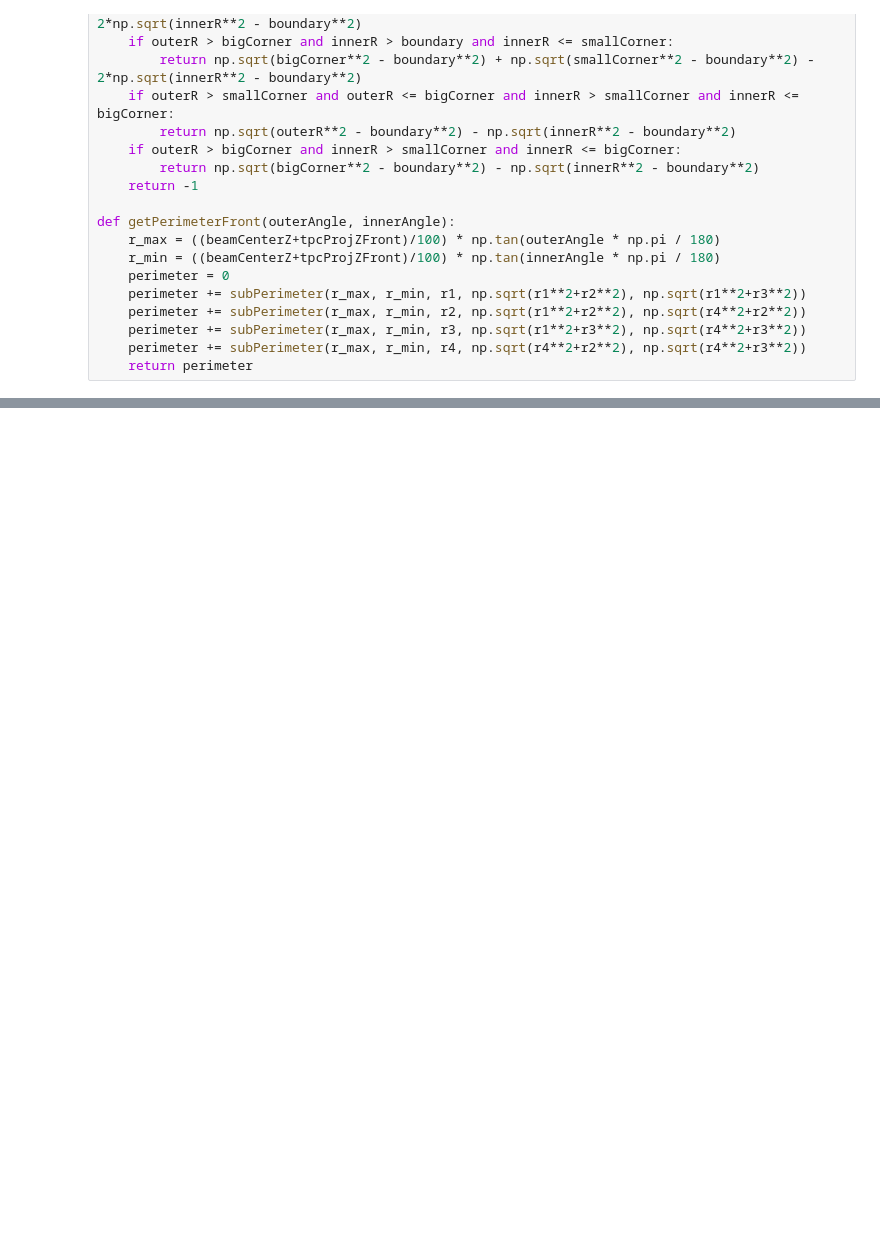
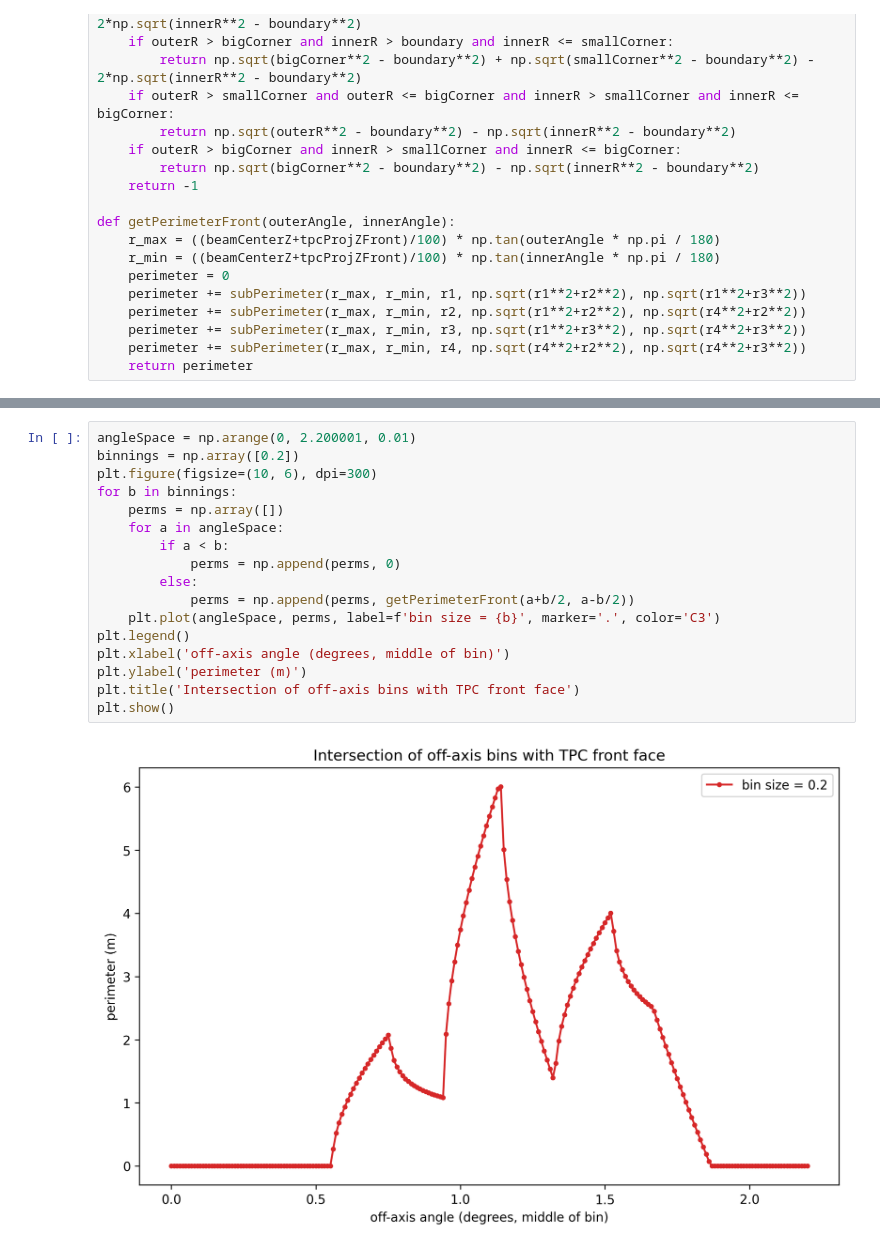
Before and after one commit to BMDragon/SBND_PRISM_Pi0_Study, a Jupyter notebook: boundaryTests.ipynb, the cells around one changed output, grey strips where cells are left out. Saved outputs shown, nothing was run; the diff lists cells and outputs as text; blank space fills up the shorter version.

```diff
--- a/boundaryTests.ipynb
+++ b/boundaryTests.ipynb
@@ -212,0 +297,19 @@ plt.show()
+# %%
+angleSpace = np.arange(0, 2.200001, 0.01)
+binnings = np.array([0.2])
+plt.figure(figsize=(10, 6), dpi=300)
+for b in binnings:
+    perms = np.array([])
+    for a in angleSpace:
+        if a < b:
+            perms = np.append(perms, 0)
+        else:
+            perms = np.append(perms, getPerimeterFront(a+b/2, a-b/2))
+    plt.plot(angleSpace, perms, label=f'bin size = {b}', marker='.', color='C3')
+plt.legend()
+plt.xlabel('off-axis angle (degrees, middle of bin)')
+plt.ylabel('perimeter (m)')
+plt.title('Intersection of off-axis bins with TPC front face')
+plt.show()
+# %% [output]
+[figure, added]
```
Also changed, not shown: parts of 11 cells of this notebook.
